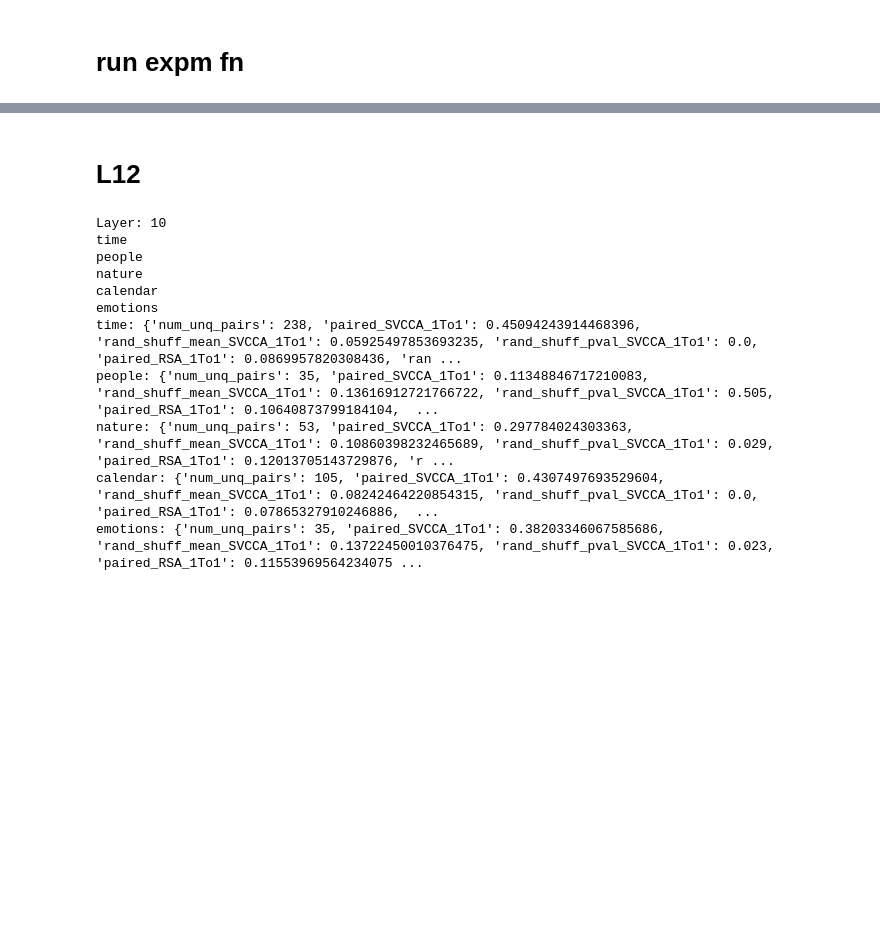
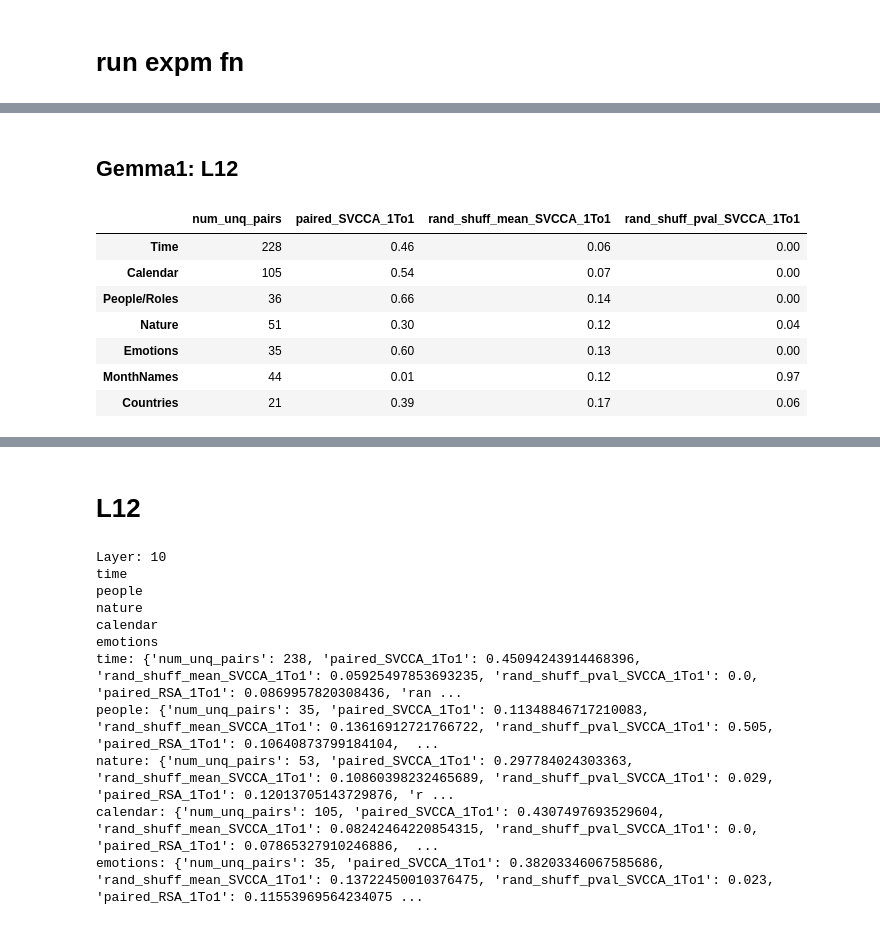
Before and after one commit to wlg1/univ_feat_geom, a Jupyter notebook: notebooks/semantic_subspace_sim/match_semantic_spaces_gemma.ipynb, the cells around one changed output, grey strips where cells are left out. Saved outputs shown, nothing was run; the diff lists cells and outputs as text; code cells hidden in the pictures; blank space fills up the shorter version.

```diff
--- a/notebooks/semantic_subspace_sim/match_semantic_spaces_gemma.ipynb
+++ b/notebooks/semantic_subspace_sim/match_semantic_spaces_gemma.ipynb
@@ -2295,6 +2314,3 @@ files.download(f'fList_model_B_L{layer_id_2}_{modeltype}.pkl')
-# %%
-with open(f'fList_model_B_L{layer_id_2}_{modeltype}.pkl', 'rb') as f:
-    fList_model_B_seqs = pickle.load(f)
 # %% [markdown]
 # run expm fn
 # %%
@@ -2307,7 +2323,7 @@ def run_semantic_subspace_expms(fList_model_B_seqs, model_A_layer_labels, output
 
 
     # for layerID_2 in range(1, 6):
-    for layerID_2 in range(10, 11):
+    for layerID_2 in range(12, 13):
         print("Layer: " + str(layerID_2))
         dictscores = {}
 
@@ -2426,0 +2728,2 @@ def run_semantic_subspace_expms(fList_model_B_seqs, model_A_layer_labels, output
+# %%
+layer_to_dictscores = run_semantic_subspace_expms(fList_model_B_seqs, model_A_layer_labels, outputs)
@@ -2426,0 +2774,22 @@ def run_semantic_subspace_expms(fList_model_B_seqs, model_A_layer_labels, output
+# %% [markdown]
+## Gemma1: L12
+# %%
+all_scores_dict = layer_to_dictscores[12]
+# %%
+filtered_words = ['1To1', 'SVCCA']
+filtered_data = {
+    key: {k: v for k, v in sub_dict.items() if all(word in k for word in filtered_words) or k == 'num_unq_pairs'}
+    for key, sub_dict in all_scores_dict.items()
+}
+# Convert the filtered data into a DataFrame, with each key as a row
+df = pd.DataFrame.from_dict(filtered_data, orient='index').round(2)
+display(df)
+# %% [output]
+|  | num_unq_pairs | paired_SVCCA_1To1 | rand_shuff_mean_SVCCA_1To1 | rand_shuff_pval_SVCCA_1To1 |
+| Time | 228 | 0.46 | 0.06 | 0.00 |
+| Calendar | 105 | 0.54 | 0.07 | 0.00 |
+| People/Roles | 36 | 0.66 | 0.14 | 0.00 |
+| Nature | 51 | 0.30 | 0.12 | 0.04 |
+| Emotions | 35 | 0.60 | 0.13 | 0.00 |
+| MonthNames | 44 | 0.01 | 0.12 | 0.97 |
+| Countries | 21 | 0.39 | 0.17 | 0.06 |
```
Also changed, not shown: parts of 51 cells of this notebook, 24 other files.
